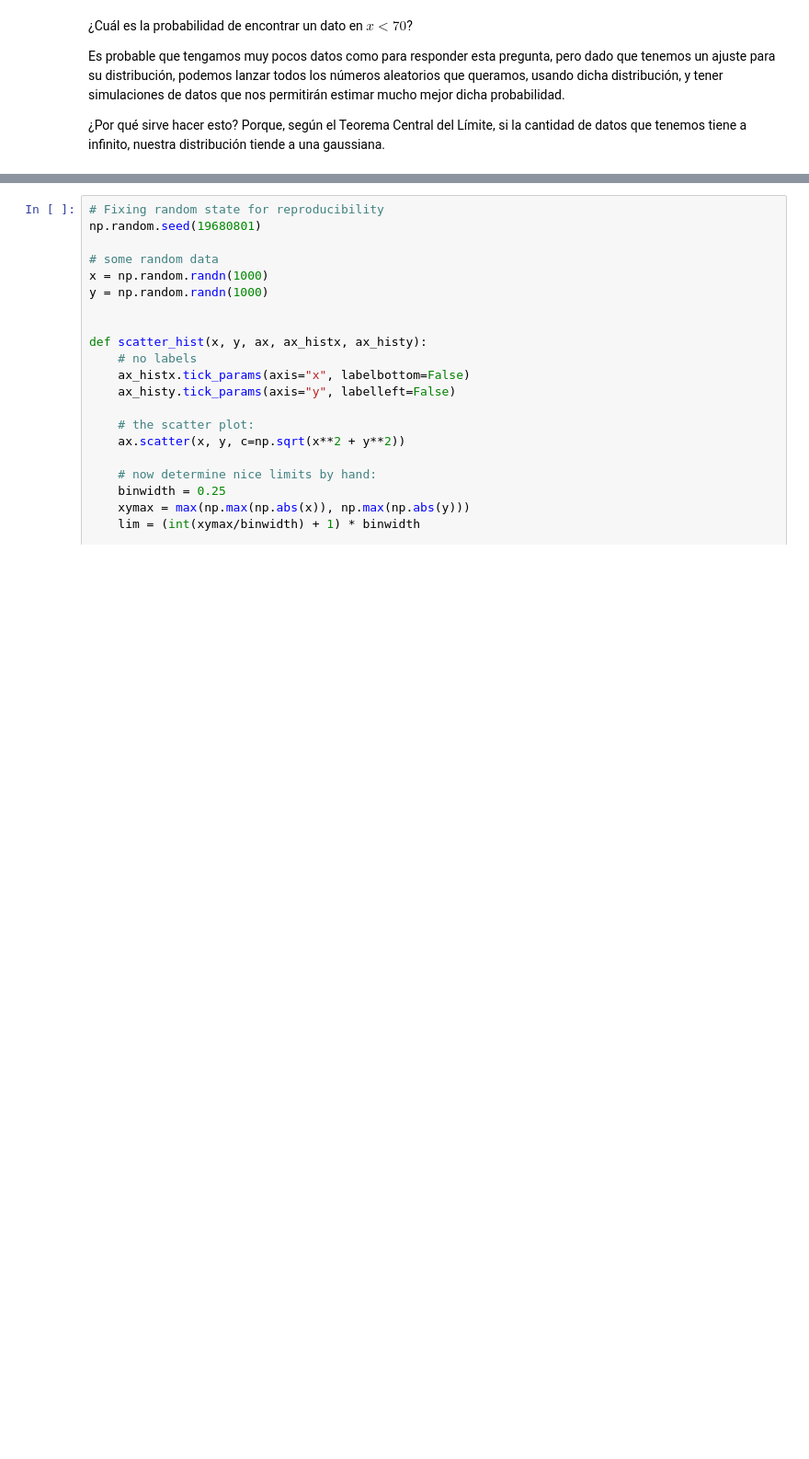
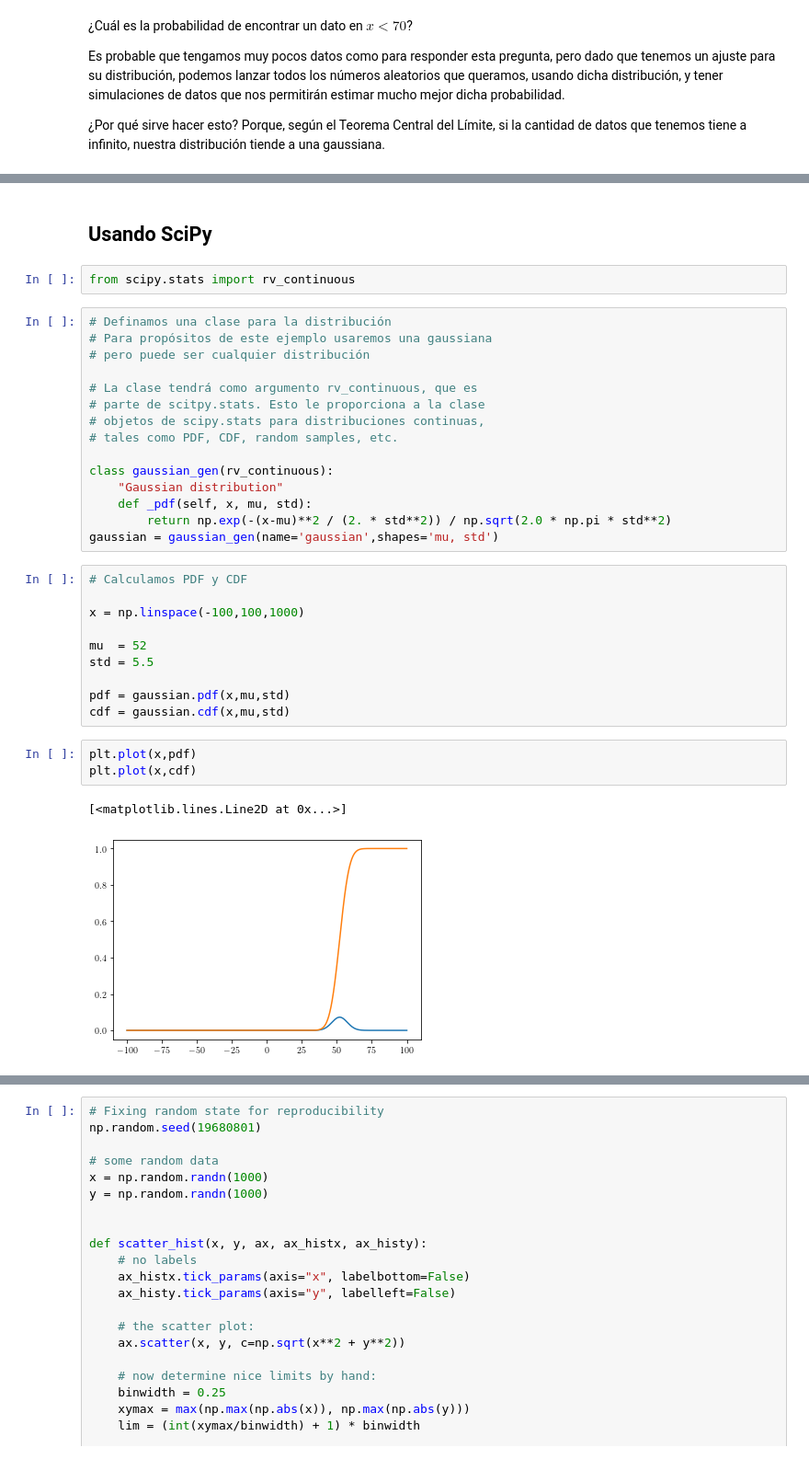
Before and after one commit to aaguayoo/Labo, a Jupyter notebook: Probabilidad.ipynb, the cells around one changed output, grey strips where cells are left out. Shown: that part at 92% size. Drawn from its saved outputs; the diff is of its cells as text; blank space fills up the shorter version.

```diff
--- a/Probabilidad.ipynb
+++ b/Probabilidad.ipynb
@@ -291,0 +421,35 @@ La probabilidad es 0.98092
+# %% [markdown]
+## Usando SciPy
+# %%
+from scipy.stats import rv_continuous
+# %%
+# Definamos una clase para la distribución
+# Para propósitos de este ejemplo usaremos una gaussiana
+# pero puede ser cualquier distribución
+
+# La clase tendrá como argumento rv_continuous, que es
+# parte de scitpy.stats. Esto le proporciona a la clase
+# objetos de scipy.stats para distribuciones continuas,
+# tales como PDF, CDF, random samples, etc.
+
+class gaussian_gen(rv_continuous):
+    "Gaussian distribution"
+    def _pdf(self, x, mu, std):
+        return np.exp(-(x-mu)**2 / (2. * std**2)) / np.sqrt(2.0 * np.pi * std**2)
+gaussian = gaussian_gen(name='gaussian',shapes='mu, std')
+# %%
+# Calculamos PDF y CDF
+
+x = np.linspace(-100,100,1000)
+
+mu  = 52
+std = 5.5
+
+pdf = gaussian.pdf(x,mu,std)
+cdf = gaussian.cdf(x,mu,std)
+# %%
+plt.plot(x,pdf)
+plt.plot(x,cdf)
+# %% [output]
+[<matplotlib.lines.Line2D at 0x...>]
+[figure, added]
```
Also changed, not shown: parts of 38 cells of this notebook.
